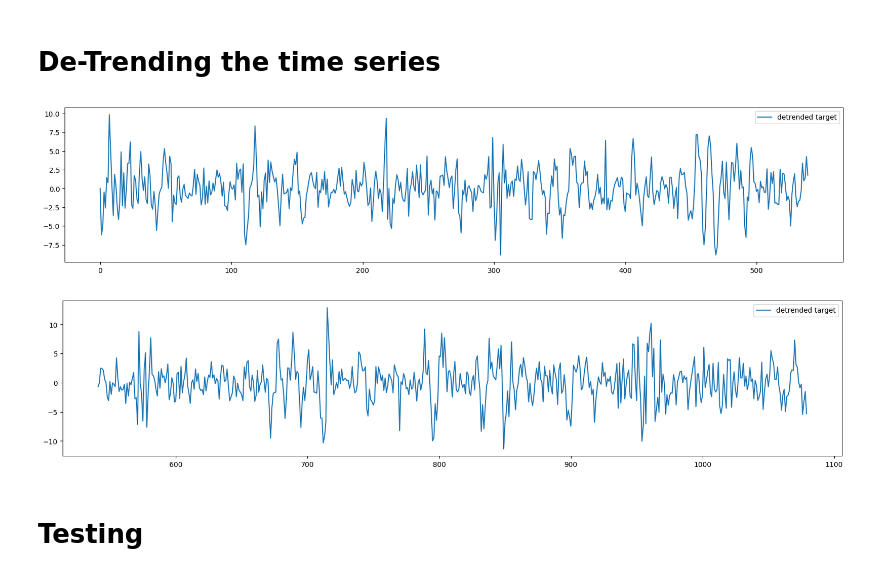
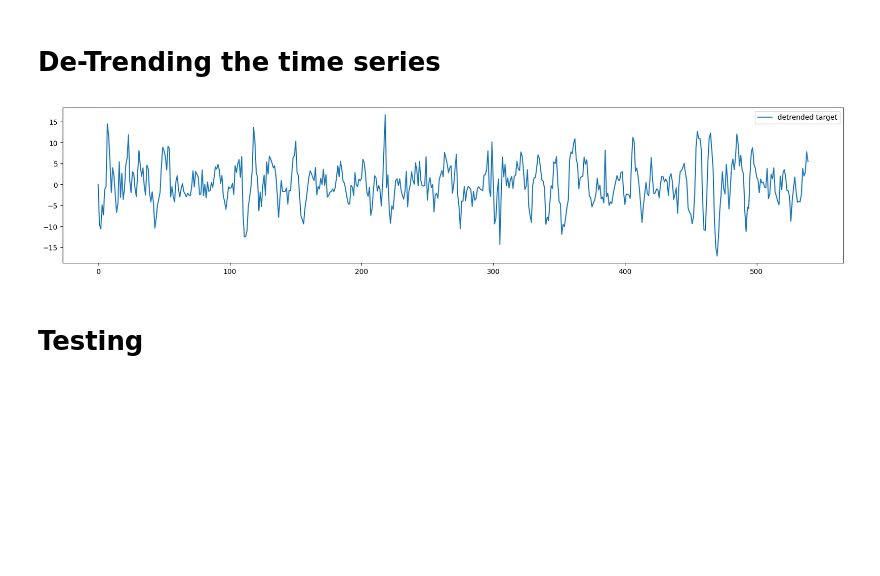
Before and after one commit to UNT-CSCE-Projects/US_stock_market_prediction, a Jupyter notebook: Optiver_Trading_at_the_close.ipynb, the cells around one changed output. Drawn from its saved outputs; the diff is of its cells as text; code cells hidden in the pictures; blank space fills up the shorter version.

```diff
--- a/Optiver_Trading_at_the_close.ipynb
+++ b/Optiver_Trading_at_the_close.ipynb
@@ -136,6 +135,8 @@ plt.show()
 ## Exponential Smoothing (Exponential Moving Average)
 # %%
 exponential_smoothing = train['target'].ewm(span=4, adjust=False).mean()
+exponential_smoothing_2 = exponential_smoothing.ewm(span=4, adjust=False).mean()
+exponential_smoothing_3 = exponential_smoothing_2.ewm(span=4, adjust=False).mean()
 # %%
 x= train['time_id']
 y1 = train['target']
@@ -151,25 +159,24 @@ plt.show()
 # %% [markdown]
 # De-Trending the time series
 # %%
-detrended_target = train['target'] - exponential_smoothing
+detrended_target = train['target'] - exponential_smoothing_3
 # %%
 x= train['time_id']
 #y1 = train['target']
 y2 = detrended_target
 
 plt.figure(figsize=(20,4))
 #plt.plot(x[0:540], y1[0:540], label='target value')
 plt.plot(x[0:540],y2[0:540], label='detrended target')
 plt.legend()
 plt.show()
 
-plt.figure(figsize=(20,4))
-plt.plot(x[541:1080],y2[541:1080], label='detrended target')
-plt.legend()
-plt.show()
+# plt.figure(figsize=(20,4))
+# plt.plot(x[541:1080],y2[541:1080], label='detrended target')
+# plt.legend()
+# plt.show()
 # %% [output]
-[figure, old version]
+[figure, new version]
-[figure, removed]
 # %% [markdown]
 # Testing
 # %%
```
Also changed, not shown: parts of 7 cells of this notebook.
